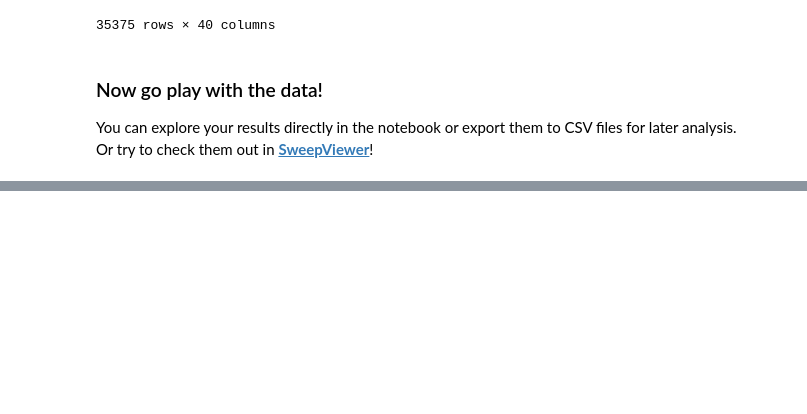
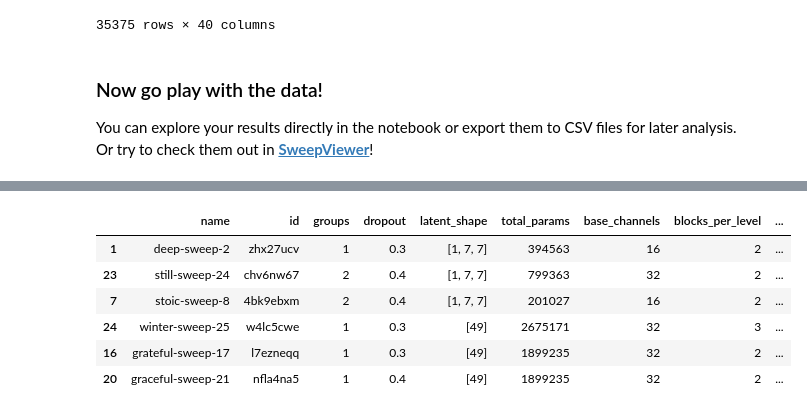
Before and after one commit to Ocrabit/dl_class_projects, a Jupyter notebook: vae_train/sweep_analysis.ipynb, the cells around one changed output, grey strips where cells are left out. Cells and saved outputs as stored; diff of their text form; code cells hidden in the pictures; blank space fills up the shorter version.

```diff
--- a/vae_train/sweep_analysis.ipynb
+++ b/vae_train/sweep_analysis.ipynb
@@ -256,0 +271,4 @@ artifacts[0].download()
+# %%
+shape_df = get_summary(sweep2, include_config=True)
+# %%
+top_6_shape_df = shape_df.sort_values('val_loss', ascending=True)[:6]
@@ -256,0 +298,14 @@ artifacts[0].download()
+# %%
+top_6_shape_df[['name', 'id', 'groups', 'dropout', 'latent_shape',
+ 'total_params', 'base_channels', 'blocks_per_level', 'beta', 'beta*kl', 'epoch', 'kl_loss', 'mu_mean',
+       'mu_std', 'recon_loss', 'train_loss', 'val_correlation',
+       'val_kl_loss', 'val_loss', 'val_mae', 'val_mse', 'val_psnr',
+       'val_recon_loss']]
+# %% [output]
+|  | name | id | groups | dropout | latent_shape | total_params | base_channels | blocks_per_level | ... |
+| 1 | deep-sweep-2 | zhx27ucv | 1 | 0.3 | [1, 7, 7] | 394563 | 16 | 2 | ... |
+| 23 | still-sweep-24 | chv6nw67 | 2 | 0.4 | [1, 7, 7] | 799363 | 32 | 2 | ... |
+| 7 | stoic-sweep-8 | 4bk9ebxm | 2 | 0.4 | [1, 7, 7] | 201027 | 16 | 2 | ... |
+| 24 | winter-sweep-25 | w4lc5cwe | 1 | 0.3 | [49] | 2675171 | 32 | 3 | ... |
+| 16 | grateful-sweep-17 | l7ezneqq | 1 | 0.3 | [49] | 1899235 | 32 | 2 | ... |
+| 20 | graceful-sweep-21 | nfla4na5 | 1 | 0.4 | [49] | 1899235 | 32 | 2 | ... |
```
Also changed, not shown: parts of 7 cells of this notebook, 3 other files.
